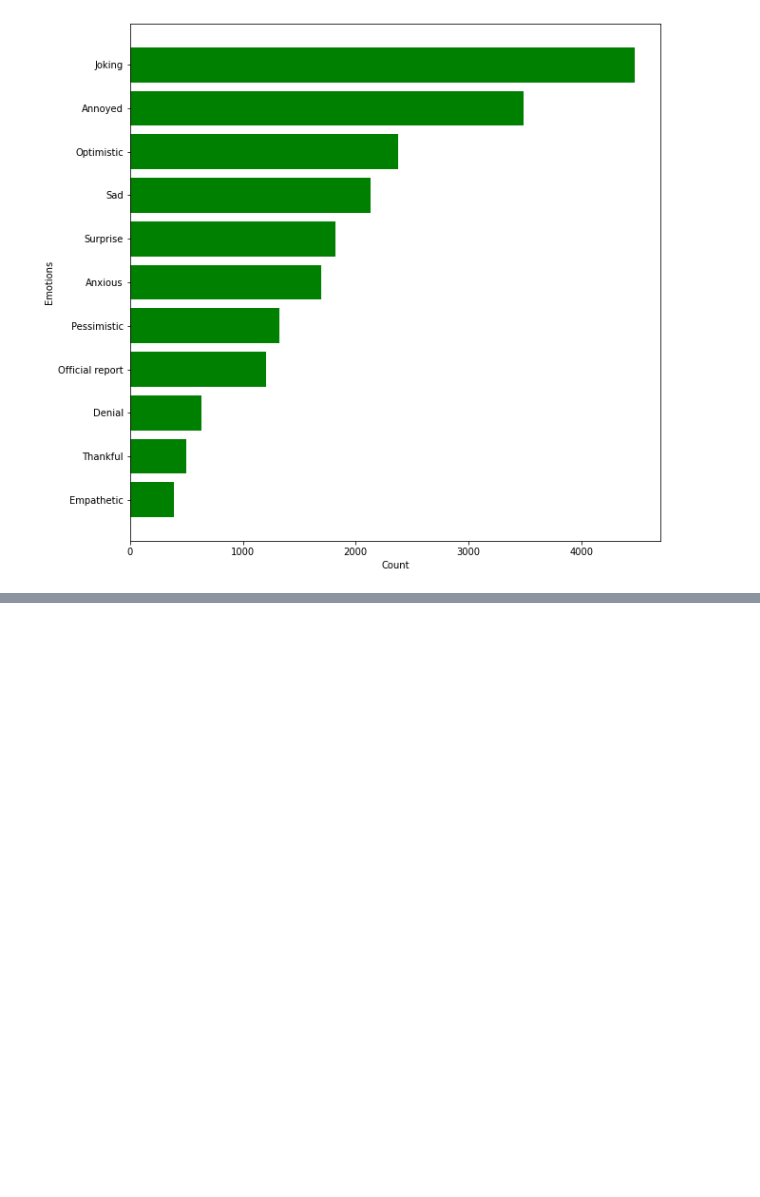
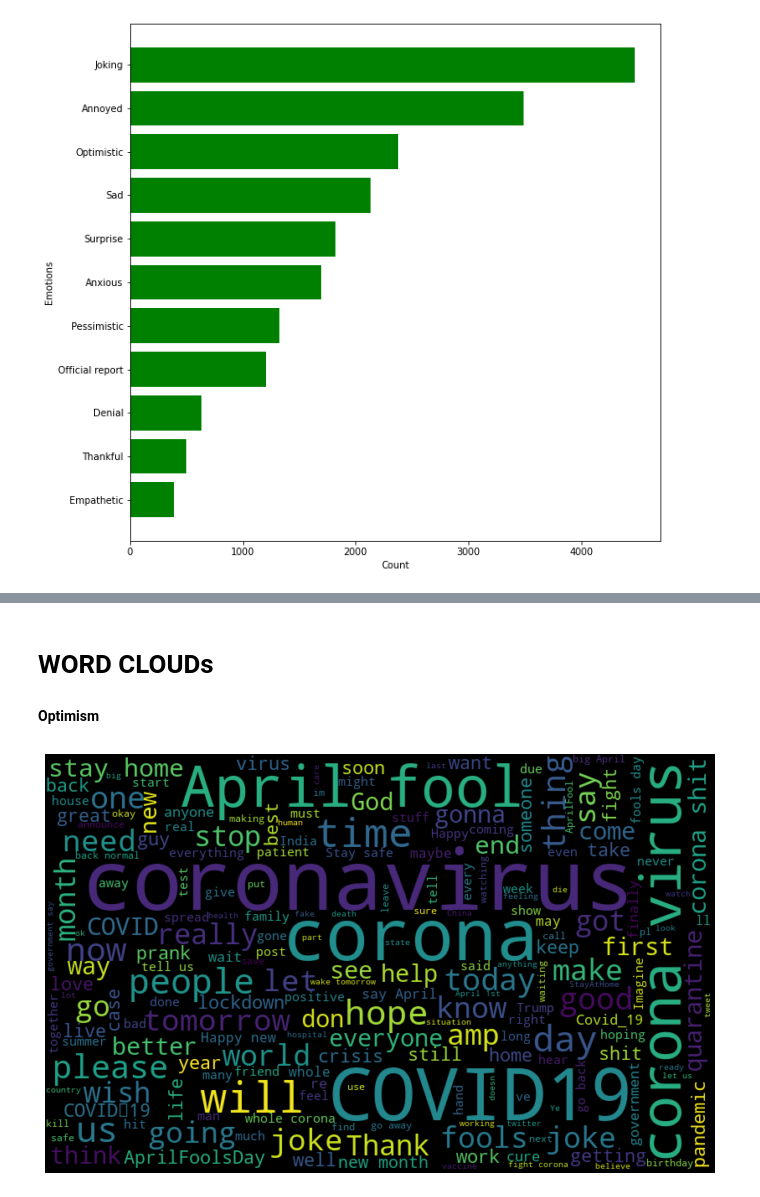
Before and after one commit to sydney-machine-learning/COVID19_sentinentanalysis, a Jupyter notebook: EDA_on_clean_data.ipynb, the cells around one changed output, grey strips where cells are left out. Saved outputs shown, nothing was run; the diff lists cells and outputs as text; code cells hidden in the pictures; blank space fills up the shorter version.

```diff
--- a/EDA_on_clean_data.ipynb
+++ b/EDA_on_clean_data.ipynb
@@ -238,0 +154,13 @@ Negative tweet :  Shocking https://t.co/fm5F44SN5E
+# %% [markdown]
+# **WORD CLOUDs**
+# %% [markdown]
+**Optimism**
+# %%
+optimisticWords = " ".join([word for word in senwave['Tweet'][senwave['Optimistic'] == 1]])
+wc = WordCloud(width = 800, height = 500, max_font_size = 100).generate(optimisticWords)
+plt.figure(figsize = (12, 8))
+plt.imshow(wc, interpolation = 'bilinear')
+plt.axis('off')
+plt.show()
+# %% [output]
+[figure, added]
```
Also changed, not shown: parts of 78 cells of this notebook.
